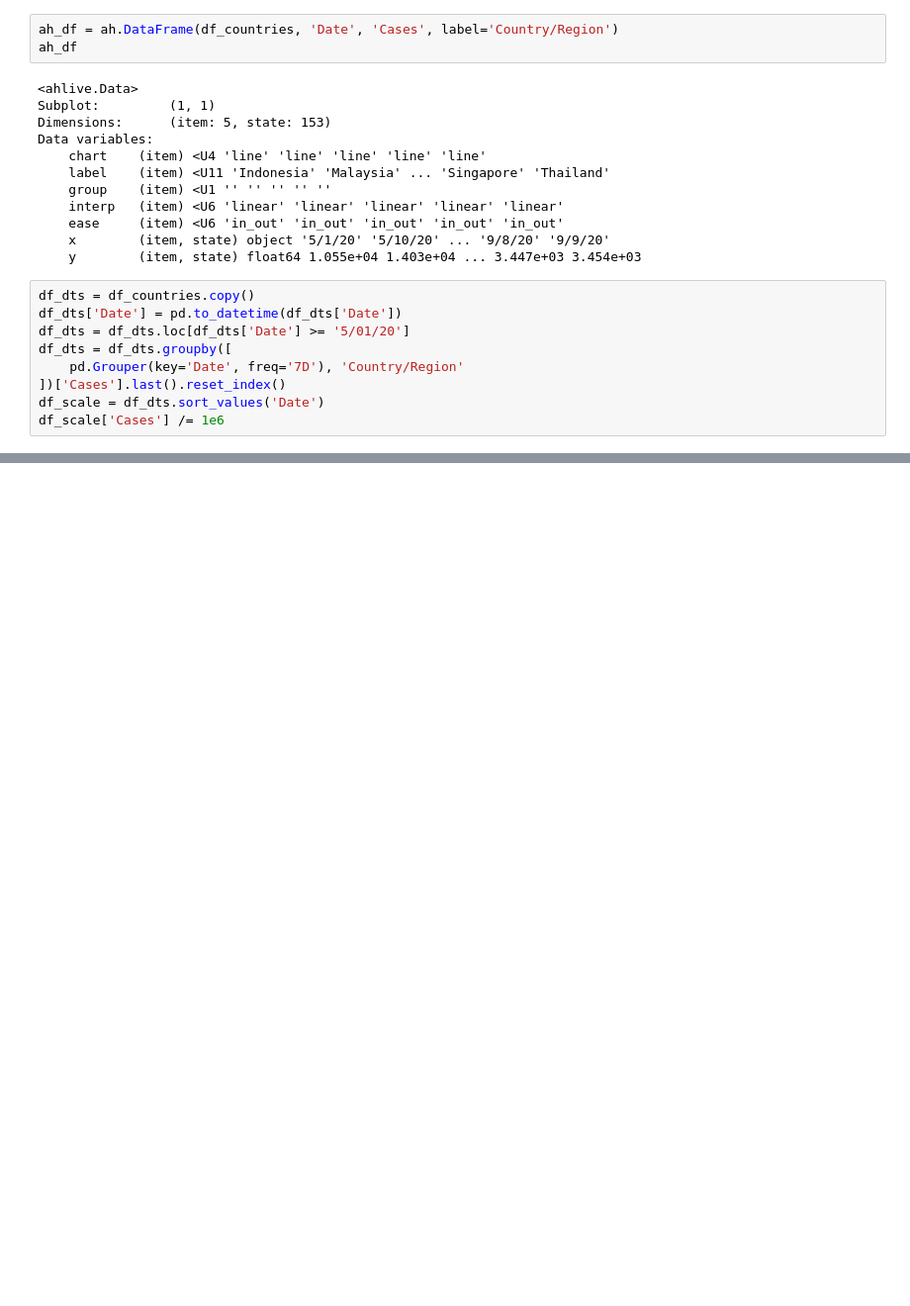
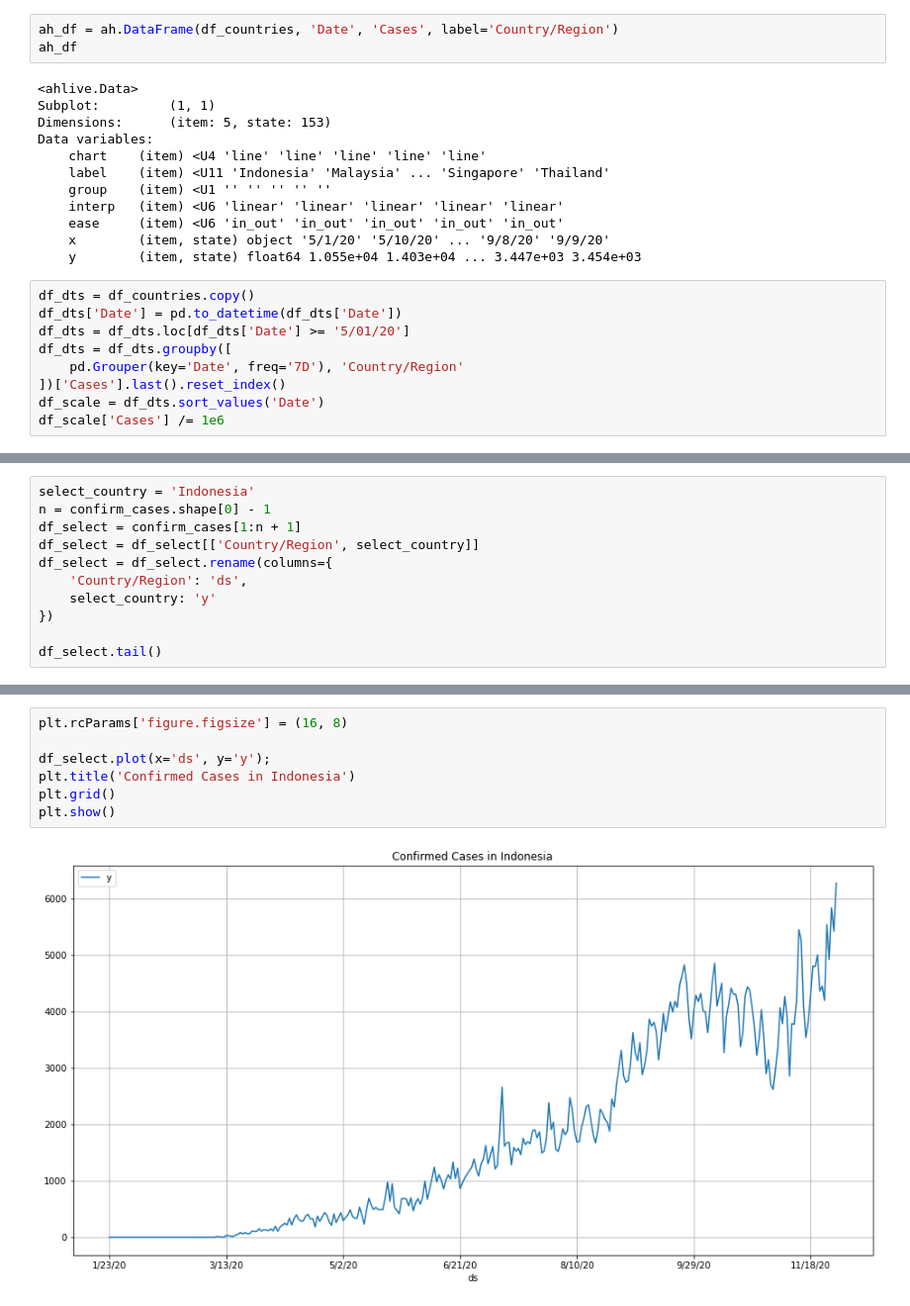
Before and after one commit to kristantotanuwidjaja/covid-19_data_analysis, a Jupyter notebook: Data Analysis COVID-19/COVID-19 Cases.ipynb, the cells around one changed output, grey strips where cells are left out. Shown at 99% size. Saved outputs shown, nothing was run; the diff lists cells and outputs as text; blank space fills up the shorter version.

```diff
--- a/Data Analysis COVID-19/COVID-19 Cases.ipynb
+++ b/Data Analysis COVID-19/COVID-19 Cases.ipynb
@@ -918,0 +927,11 @@ ah_df.render()
+# %%
+select_country = 'Indonesia'
+n = confirm_cases.shape[0] - 1
+df_select = confirm_cases[1:n + 1]
+df_select = df_select[['Country/Region', select_country]]
+df_select = df_select.rename(columns={
+    'Country/Region': 'ds',
+    select_country: 'y'
+})
+
+df_select.tail()
@@ -918,0 +945,9 @@ ah_df.render()
+# %%
+plt.rcParams['figure.figsize'] = (16, 8)
+
+df_select.plot(x='ds', y='y');
+plt.title('Confirmed Cases in Indonesia')
+plt.grid()
+plt.show()
+# %% [output]
+[figure, added]
```
Also changed, not shown: parts of 15 cells of this notebook.
